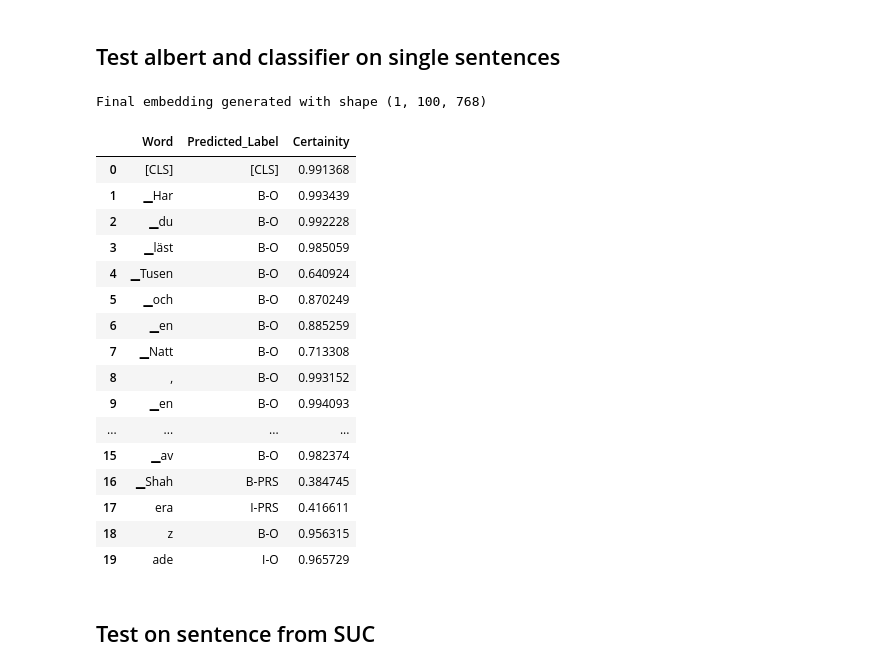
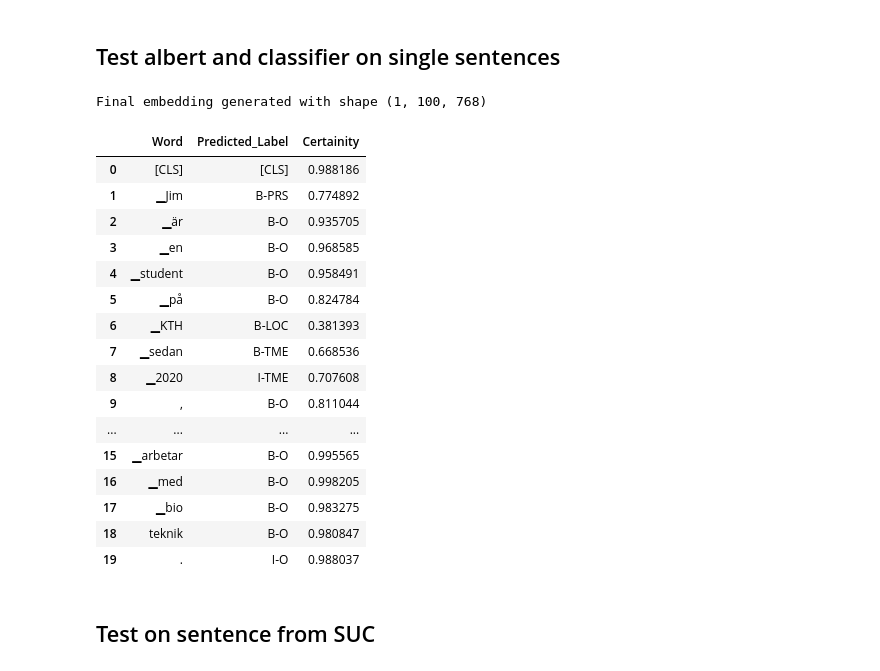
Before and after one commit to laureleo/thesis, a Jupyter notebook: notebooks/main.ipynb, the cells around one changed output. Cells and saved outputs as stored; diff of their text form; code cells hidden in the pictures.

```diff
--- a/notebooks/main.ipynb
+++ b/notebooks/main.ipynb
@@ -419,28 +517,30 @@ def NER(sentence):
     sentence_tensor, attention_tensor = format_single_sentence(sentence)
     results = classify_single_sentence(sentence_tensor, attention_tensor)
     return results
-# %%
-s = "Har du läst Tusen och en Natt, en bok inte skriven i Sverige av Shaherazade"
-NER(s).head(20)
-# %% [output]
-Final embedding generated with shape (1, 100, 768)
-|  | Word | Predicted_Label | Certainity |
-| 0 | [CLS] | [CLS] | 0.991368 |
-| 1 | ▁Har | B-O | 0.993439 |
-| 2 | ▁du | B-O | 0.992228 |
-| 3 | ▁läst | B-O | 0.985059 |
-| 4 | ▁Tusen | B-O | 0.640924 |
-| 5 | ▁och | B-O | 0.870249 |
-| 6 | ▁en | B-O | 0.885259 |
-| 7 | ▁Natt | B-O | 0.713308 |
-| 8 | , | B-O | 0.993152 |
-| 9 | ▁en | B-O | 0.994093 |
-| ... | ... | ... | ... |
-| 15 | ▁av | B-O | 0.982374 |
-| 16 | ▁Shah | B-PRS | 0.384745 |
-| 17 | era | I-PRS | 0.416611 |
-| 18 | z | B-O | 0.956315 |
-| 19 | ade | I-O | 0.965729 |
+# %%
+s = "Jim är en student på KTH sedan 2020, han studerar i Stockholm och arbetar med bioteknik."
+s = ""
+
+NER(s).head(20)
+# %% [output]
+Final embedding generated with shape (1, 100, 768)
+|  | Word | Predicted_Label | Certainity |
+| 0 | [CLS] | [CLS] | 0.988186 |
+| 1 | ▁Jim | B-PRS | 0.774892 |
+| 2 | ▁är | B-O | 0.935705 |
+| 3 | ▁en | B-O | 0.968585 |
+| 4 | ▁student | B-O | 0.958491 |
+| 5 | ▁på | B-O | 0.824784 |
+| 6 | ▁KTH | B-LOC | 0.381393 |
+| 7 | ▁sedan | B-TME | 0.668536 |
+| 8 | ▁2020 | I-TME | 0.707608 |
+| 9 | , | B-O | 0.811044 |
+| ... | ... | ... | ... |
+| 15 | ▁arbetar | B-O | 0.995565 |
+| 16 | ▁med | B-O | 0.998205 |
+| 17 | ▁bio | B-O | 0.983275 |
+| 18 | teknik | B-O | 0.980847 |
+| 19 | . | I-O | 0.988037 |
 # %% [markdown]
 ## Test on sentence from SUC
 # %%
```
Also changed, not shown: parts of 16 cells of this notebook, 1 other file.
